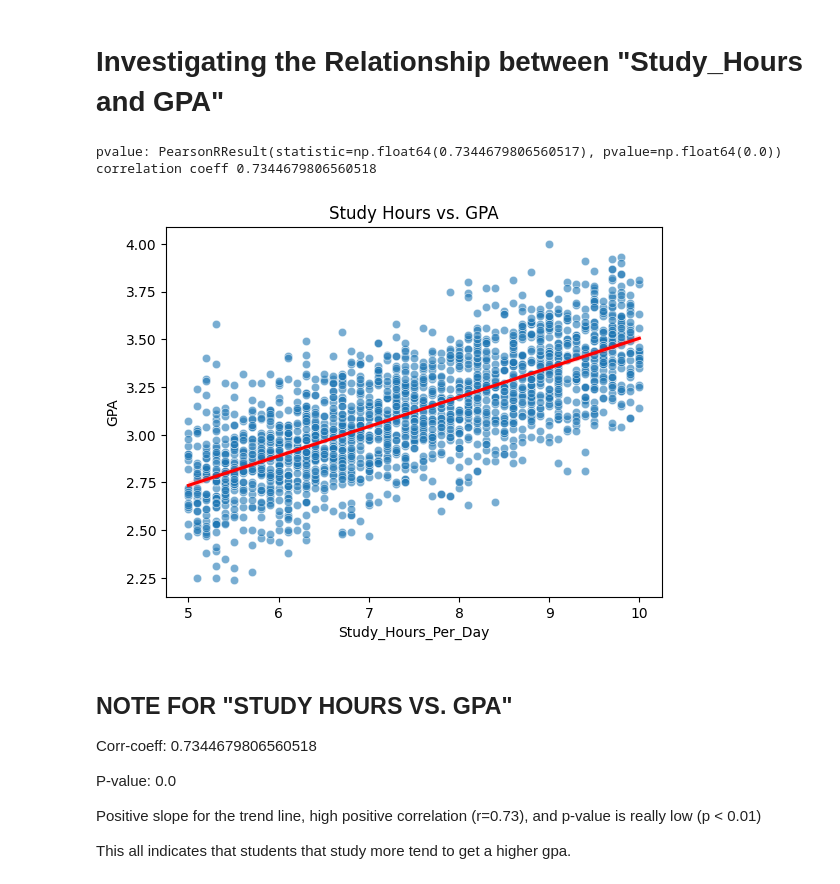
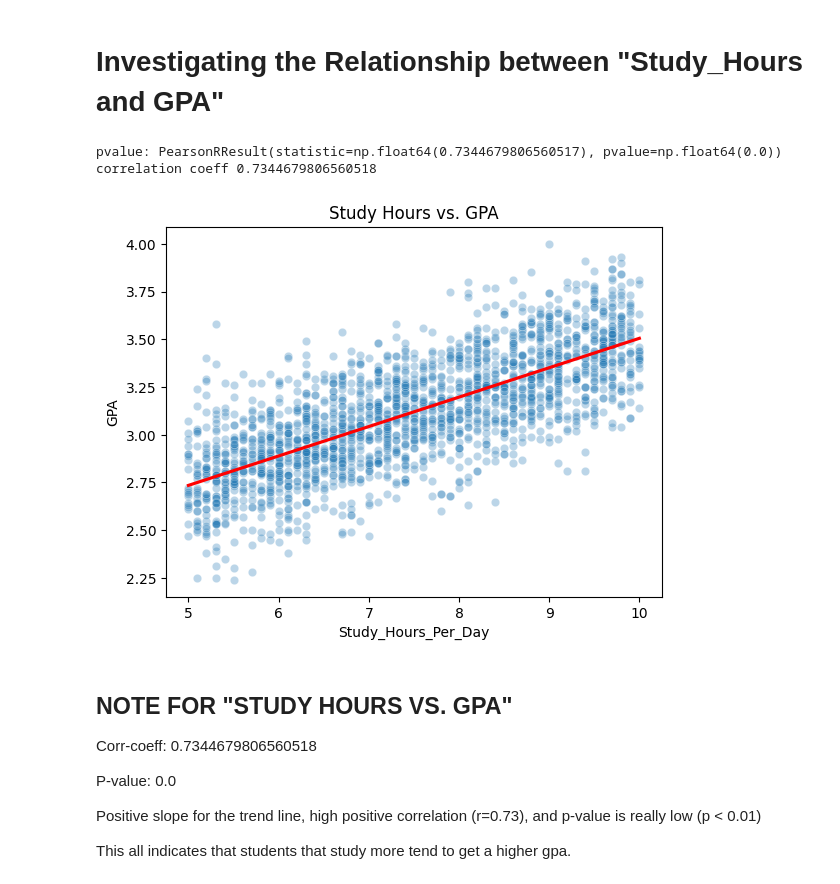
Before and after one commit to AndyFum/Data-Visualization-Final, a Jupyter notebook: final/final.ipynb, the cells around one changed output. Drawn from its saved outputs; the diff is of its cells as text; code cells hidden in the pictures.

```diff
--- a/final/final.ipynb
+++ b/final/final.ipynb
@@ -122,19 +136,19 @@ sns.heatmap(df.corr(numeric_only=True), annot=True, cmap='coolwarm')
 # %% [markdown]
 # Investigating the Relationship between "Study_Hours and GPA"
 # %%
-sns.scatterplot(x=df['Study_Hours_Per_Day'], y= df['GPA'], alpha=0.6)
+sns.scatterplot(x=df['Study_Hours_Per_Day'], y= df['GPA'], alpha=0.3)
 
-sns.regplot(x=df['Study_Hours_Per_Day'], y= df['GPA'], scatter = False, color = 'red')
+sns.regplot(x=df['Study_Hours_Per_Day'], y= df['GPA'], scatter = False, color = 'red',ci=None)
 plt.xlabel('Study_Hours_Per_Day')
 plt.ylabel('GPA')
 plt.title("Study Hours vs. GPA")
 
 print("pvalue:",pearsonr(df['Study_Hours_Per_Day'], df['GPA']))
 print("correlation coeff",df['Study_Hours_Per_Day'].corr(df['GPA']))
 # %% [output]
 pvalue: PearsonRResult(statistic=np.float64(0.7344679806560517), pvalue=np.float64(0.0))
 correlation coeff 0.7344679806560518
-[figure, old version]
+[figure, new version]
 # %% [markdown]
 ## NOTE FOR "STUDY HOURS VS. GPA"
 
```
Also changed, not shown: parts of 14 cells of this notebook.
